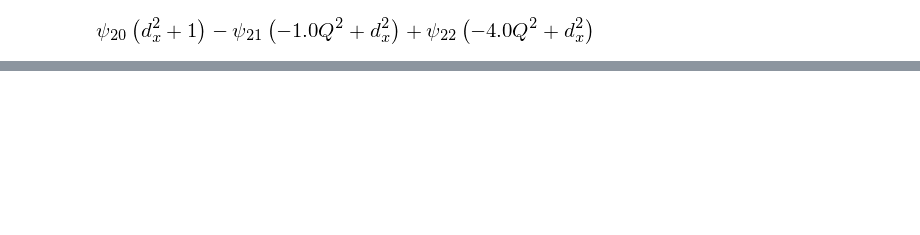
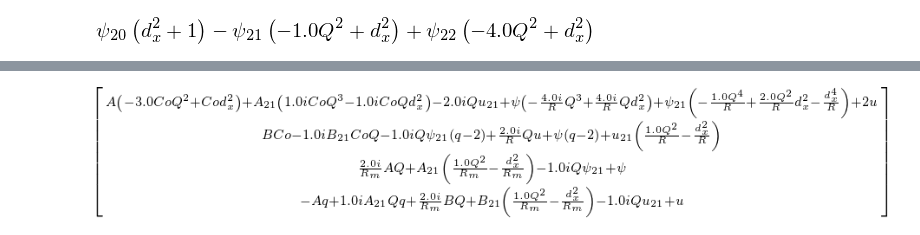
Before and after one commit to jsoishi/weakly_nonlinear_mri, a Jupyter notebook: python/adjoint solution.ipynb, the cells around one changed output, grey strips where cells are left out. Saved outputs shown, nothing was run; the diff lists cells and outputs as text; code cells hidden in the pictures; blank space fills up the shorter version.

```diff
--- a/python/adjoint solution.ipynb
+++ b/python/adjoint solution.ipynb
@@ -381,0 +382,4 @@ V21
+# %%
+(-L*V21 + L1twiddle*V11).subs(dz, 1j*Q)
+# %% [output]
+[figure, added]
```
Also changed, not shown: parts of 41 cells of this notebook, 3 other files.
